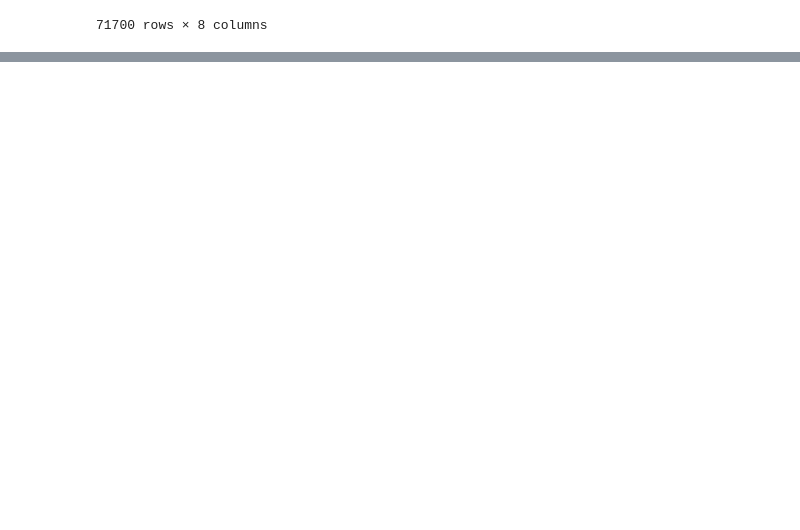
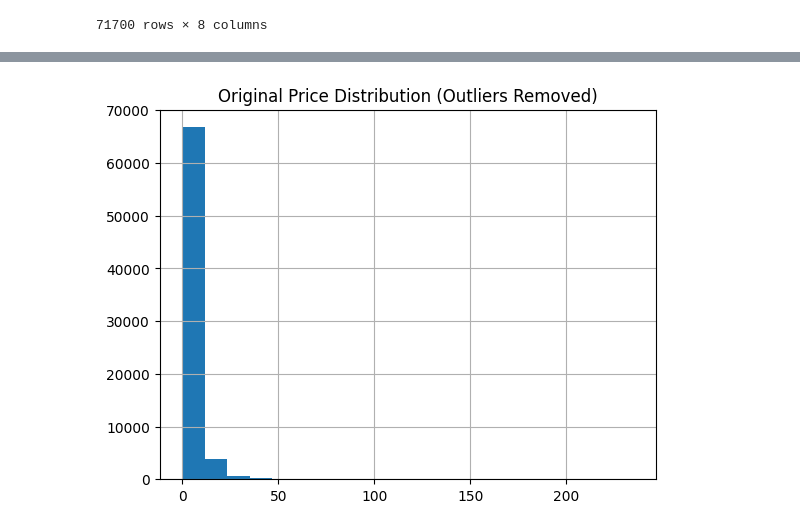
Before and after one commit to Somphone-Isabelle/MachineLearningProject, a Jupyter notebook: ml_project (2).ipynb, the cells around one changed output, grey strips where cells are left out. Cells and saved outputs as stored; diff of their text form; code cells hidden in the pictures; blank space fills up the shorter version.

```diff
--- a/ml_project (2).ipynb
+++ b/ml_project (2).ipynb
@@ -241,0 +255,8 @@ stmdata.columns
+# %%
+filtered = stmdata[stmdata["Original Price"] < 250]
+
+filtered["Original Price"].hist(bins=20)
+plt.title("Original Price Distribution (Outliers Removed)")
+plt.show()
+# %% [output]
+[figure, added]
```
Also changed, not shown: parts of 10 cells of this notebook, 1 other file.
